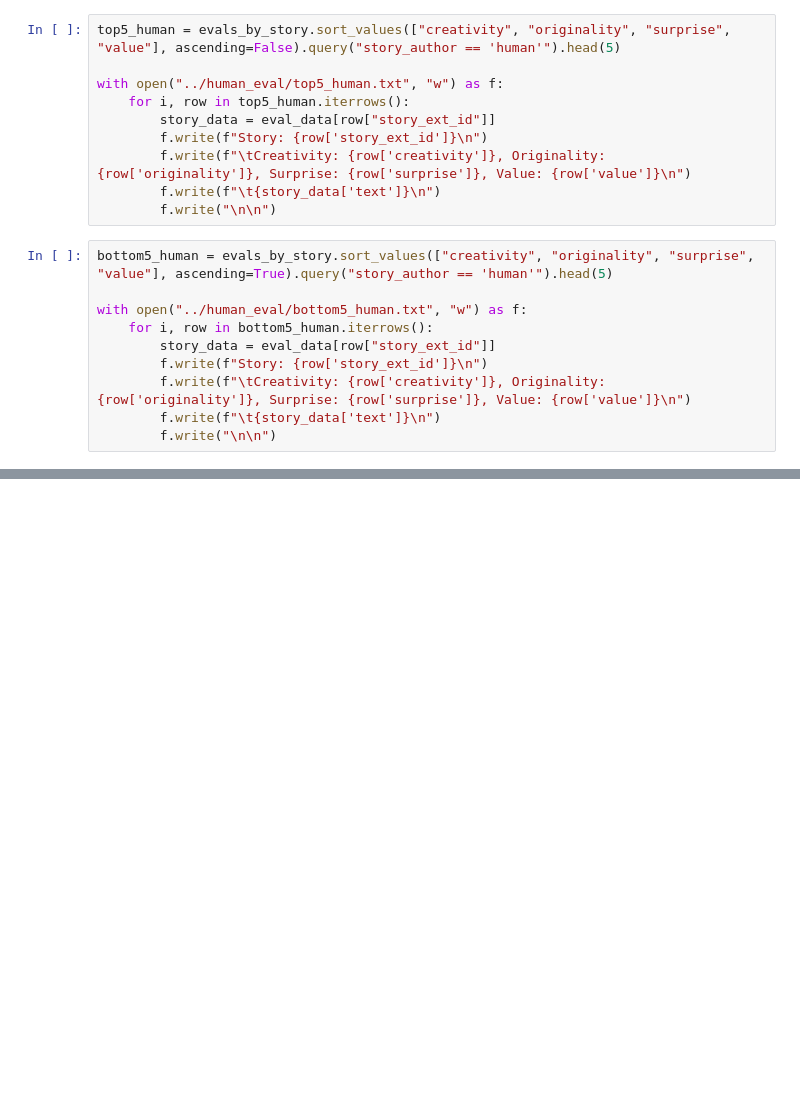
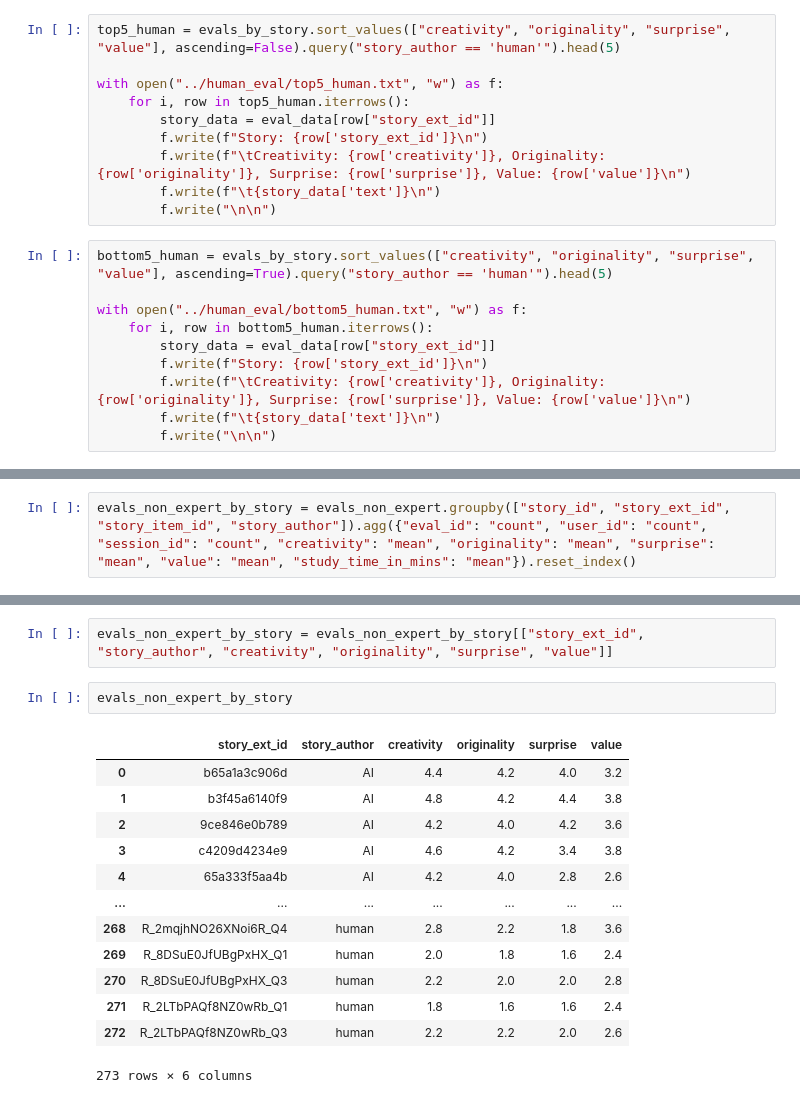
Before and after one commit to mismayil/creative-story-gen, a Jupyter notebook: src/eval_analysis.ipynb, the cells around one changed output, grey strips where cells are left out. Cells and saved outputs as stored; diff of their text form; blank space fills up the shorter version.

```diff
--- a/src/eval_analysis.ipynb
+++ b/src/eval_analysis.ipynb
@@ -945,0 +953,2 @@ with open("../human_eval/bottom5_human.txt", "w") as f:
+# %%
+evals_non_expert_by_story = evals_non_expert.groupby(["story_id", "story_ext_id", "story_item_id", "story_author"]).agg({"eval_id": "count", "user_id": "count", "session_id": "count", "creativity": "mean", "originality": "mean", "surprise": "mean", "value": "mean", "study_time_in_mins": "mean"}).reset_index()
@@ -945,0 +988,18 @@ with open("../human_eval/bottom5_human.txt", "w") as f:
+# %%
+evals_non_expert_by_story = evals_non_expert_by_story[["story_ext_id", "story_author", "creativity", "originality", "surprise", "value"]]
+# %%
+evals_non_expert_by_story
+# %% [output]
+|  | story_ext_id | story_author | creativity | originality | surprise | value |
+| 0 | b65a1a3c906d | AI | 4.4 | 4.2 | 4.0 | 3.2 |
+| 1 | b3f45a6140f9 | AI | 4.8 | 4.2 | 4.4 | 3.8 |
+| 2 | 9ce846e0b789 | AI | 4.2 | 4.0 | 4.2 | 3.6 |
+| 3 | c4209d4234e9 | AI | 4.6 | 4.2 | 3.4 | 3.8 |
+| 4 | 65a333f5aa4b | AI | 4.2 | 4.0 | 2.8 | 2.6 |
+| ... | ... | ... | ... | ... | ... | ... |
+| 268 | R_2mqjhNO26XNoi6R_Q4 | human | 2.8 | 2.2 | 1.8 | 3.6 |
+| 269 | R_8DSuE0JfUBgPxHX_Q1 | human | 2.0 | 1.8 | 1.6 | 2.4 |
+| 270 | R_8DSuE0JfUBgPxHX_Q3 | human | 2.2 | 2.0 | 2.0 | 2.8 |
+| 271 | R_2LTbPAQf8NZ0wRb_Q1 | human | 1.8 | 1.6 | 1.6 | 2.4 |
+| 272 | R_2LTbPAQf8NZ0wRb_Q3 | human | 2.2 | 2.2 | 2.0 | 2.6 |
+273 rows × 6 columns
```
Also changed, not shown: parts of 8 cells of this notebook, 15 other files.
